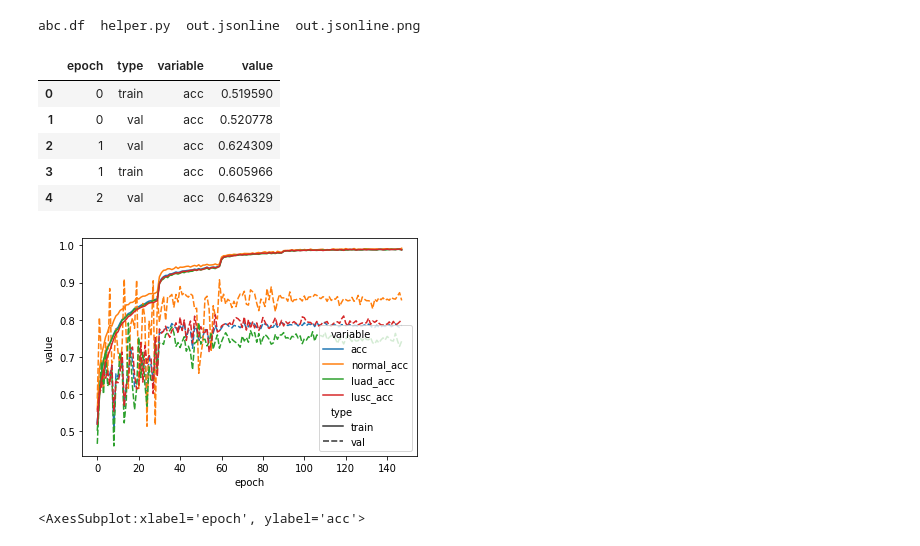
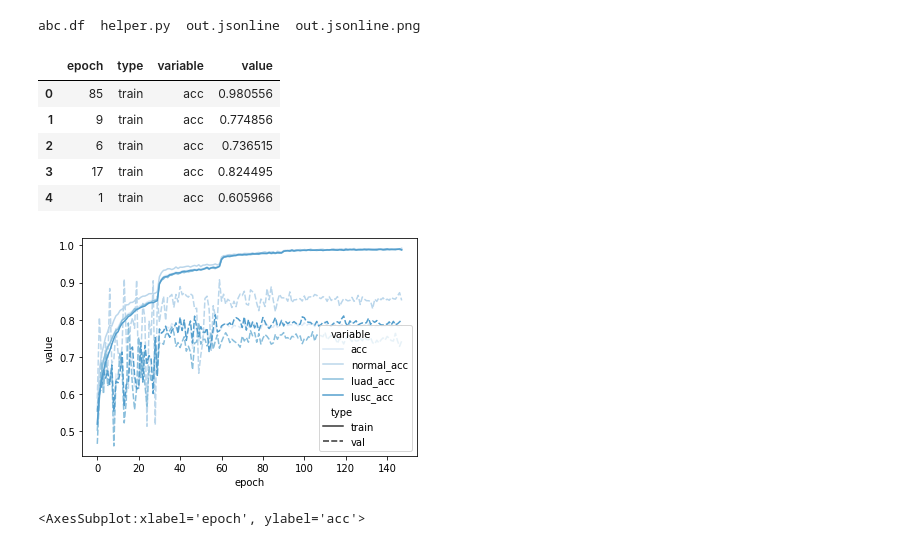
Before and after one commit to shizhaojingszj/20220130-jsonline-visualize, a Jupyter notebook: test-seaborn.ipynb, the cells around one changed output. Drawn from its saved outputs; the diff is of its cells as text; code cells hidden in the pictures.

```diff
--- a/test-seaborn.ipynb
+++ b/test-seaborn.ipynb
@@ -20,25 +20,26 @@ abc.df  helper.py  out.jsonline  out.jsonline.png
 import pandas as pd
 # %%
 df1 = pd.read_csv("abc.df", index_col=0)
-df2 = df1.sort_values('epoch')
+#df2 = df1.sort_values('epoch')
+df2 = df1
 
 df3 = pd.melt(df2, ["epoch", "type"])
 
 df3.head()
 # %% [output]
 |  | epoch | type | variable | value |
-| 0 | 0 | train | acc | 0.519590 |
-| 1 | 0 | val | acc | 0.520778 |
-| 2 | 1 | val | acc | 0.624309 |
-| 3 | 1 | train | acc | 0.605966 |
-| 4 | 2 | val | acc | 0.646329 |
+| 0 | 85 | train | acc | 0.980556 |
+| 1 | 9 | train | acc | 0.774856 |
+| 2 | 6 | train | acc | 0.736515 |
+| 3 | 17 | train | acc | 0.824495 |
+| 4 | 1 | train | acc | 0.605966 |
 # %%
 import matplotlib.pyplot as plt
-
+sns.set_palette("Blues")
 plot = seaborn.lineplot('epoch', 'value', hue='variable',
                         data=df3, style="type")
 # %% [output]
-[figure, old version]
+[figure, new version]
 # %%
 # %% [output]
 <AxesSubplot:xlabel='epoch', ylabel='acc'>
```
Also changed, not shown: parts of 2 cells of this notebook, 3 other files.
